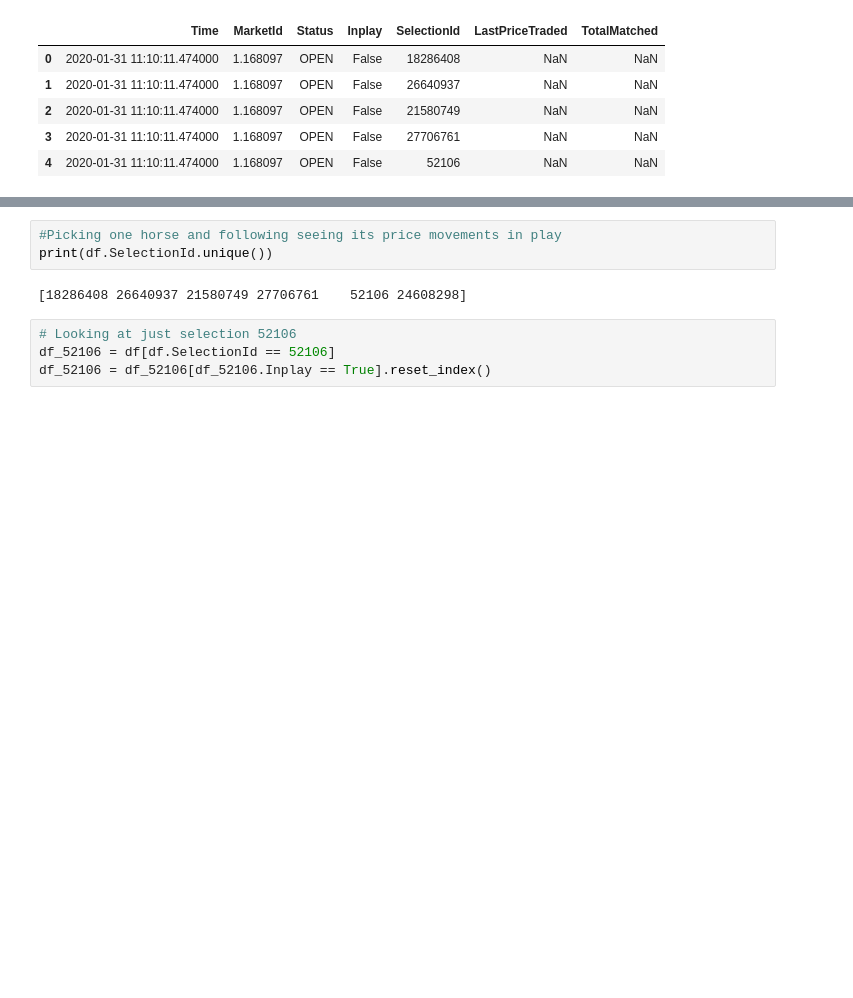
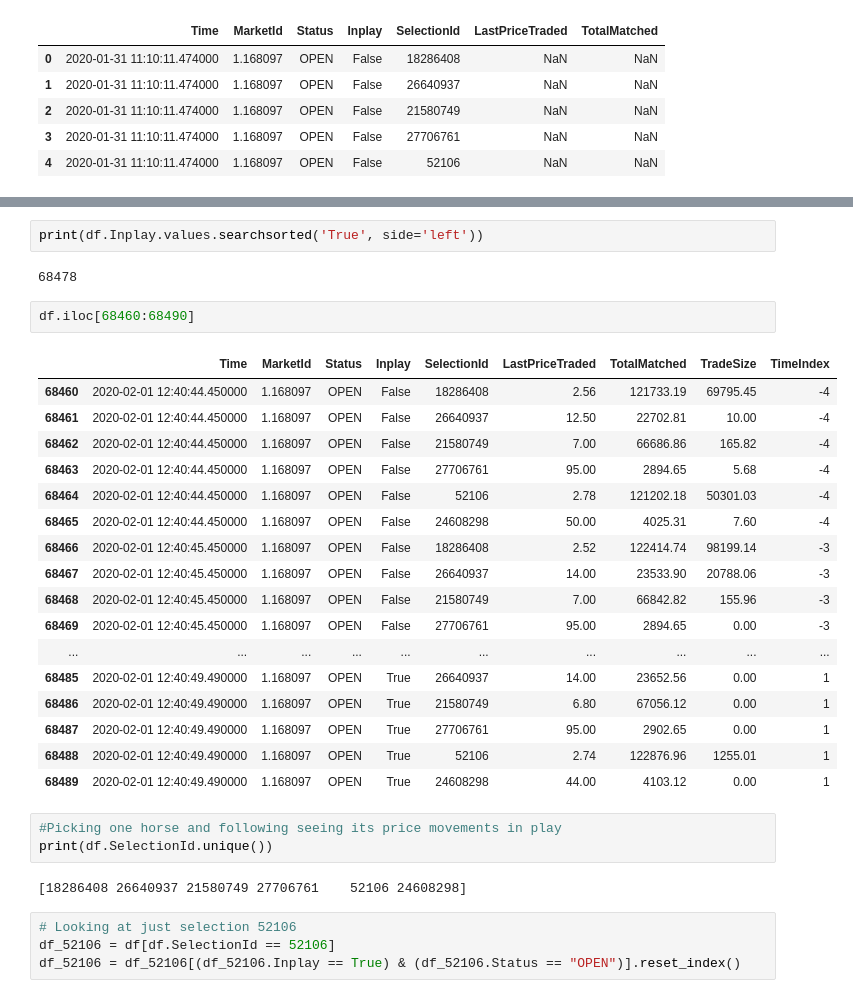
Before and after one commit to tbardrick/betfair_project, a Jupyter notebook: notebooks/api_tests/2_betfair_advanced_data_test.ipynb, the cells around one changed output, grey strips where cells are left out. Cells and saved outputs as stored; diff of their text form; blank space fills up the shorter version.

```diff
--- a/notebooks/api_tests/2_betfair_advanced_data_test.ipynb
+++ b/notebooks/api_tests/2_betfair_advanced_data_test.ipynb
@@ -198,3 +218,27 @@ df.head()
+# %%
+print(df.Inplay.values.searchsorted('True', side='left'))
+# %% [output]
+68478
+# %%
+df.iloc[68460:68490]
+# %% [output]
+|  | Time | MarketId | Status | Inplay | SelectionId | LastPriceTraded | TotalMatched | TradeSize | TimeIndex |
+| 68460 | 2020-02-01 12:40:44.450000 | 1.168097 | OPEN | False | 18286408 | 2.56 | 121733.19 | 69795.45 | -4 |
+| 68461 | 2020-02-01 12:40:44.450000 | 1.168097 | OPEN | False | 26640937 | 12.50 | 22702.81 | 10.00 | -4 |
+| 68462 | 2020-02-01 12:40:44.450000 | 1.168097 | OPEN | False | 21580749 | 7.00 | 66686.86 | 165.82 | -4 |
+| 68463 | 2020-02-01 12:40:44.450000 | 1.168097 | OPEN | False | 27706761 | 95.00 | 2894.65 | 5.68 | -4 |
+| 68464 | 2020-02-01 12:40:44.450000 | 1.168097 | OPEN | False | 52106 | 2.78 | 121202.18 | 50301.03 | -4 |
+| 68465 | 2020-02-01 12:40:44.450000 | 1.168097 | OPEN | False | 24608298 | 50.00 | 4025.31 | 7.60 | -4 |
+| 68466 | 2020-02-01 12:40:45.450000 | 1.168097 | OPEN | False | 18286408 | 2.52 | 122414.74 | 98199.14 | -3 |
+| 68467 | 2020-02-01 12:40:45.450000 | 1.168097 | OPEN | False | 26640937 | 14.00 | 23533.90 | 20788.06 | -3 |
+| 68468 | 2020-02-01 12:40:45.450000 | 1.168097 | OPEN | False | 21580749 | 7.00 | 66842.82 | 155.96 | -3 |
+| 68469 | 2020-02-01 12:40:45.450000 | 1.168097 | OPEN | False | 27706761 | 95.00 | 2894.65 | 0.00 | -3 |
+| ... | ... | ... | ... | ... | ... | ... | ... | ... | ... |
+| 68485 | 2020-02-01 12:40:49.490000 | 1.168097 | OPEN | True | 26640937 | 14.00 | 23652.56 | 0.00 | 1 |
+| 68486 | 2020-02-01 12:40:49.490000 | 1.168097 | OPEN | True | 21580749 | 6.80 | 67056.12 | 0.00 | 1 |
+| 68487 | 2020-02-01 12:40:49.490000 | 1.168097 | OPEN | True | 27706761 | 95.00 | 2902.65 | 0.00 | 1 |
+| 68488 | 2020-02-01 12:40:49.490000 | 1.168097 | OPEN | True | 52106 | 2.74 | 122876.96 | 1255.01 | 1 |
+| 68489 | 2020-02-01 12:40:49.490000 | 1.168097 | OPEN | True | 24608298 | 44.00 | 4103.12 | 0.00 | 1 |
 # %%
 #Picking one horse and following seeing its price movements in play
 print(df.SelectionId.unique())
@@ -203,7 +247,7 @@ print(df.SelectionId.unique())
 # %%
 # Looking at just selection 52106
 df_52106 = df[df.SelectionId == 52106]
-df_52106 = df_52106[df_52106.Inplay == True].reset_index()
+df_52106 = df_52106[(df_52106.Inplay == True) & (df_52106.Status == "OPEN")].reset_index()
 # %%
 plt.figure(figsize=(10,5))
 top = plt.subplot2grid((4,4), (0, 0), rowspan=3, colspan=4)
```
Also changed, not shown: parts of 7 cells of this notebook.
